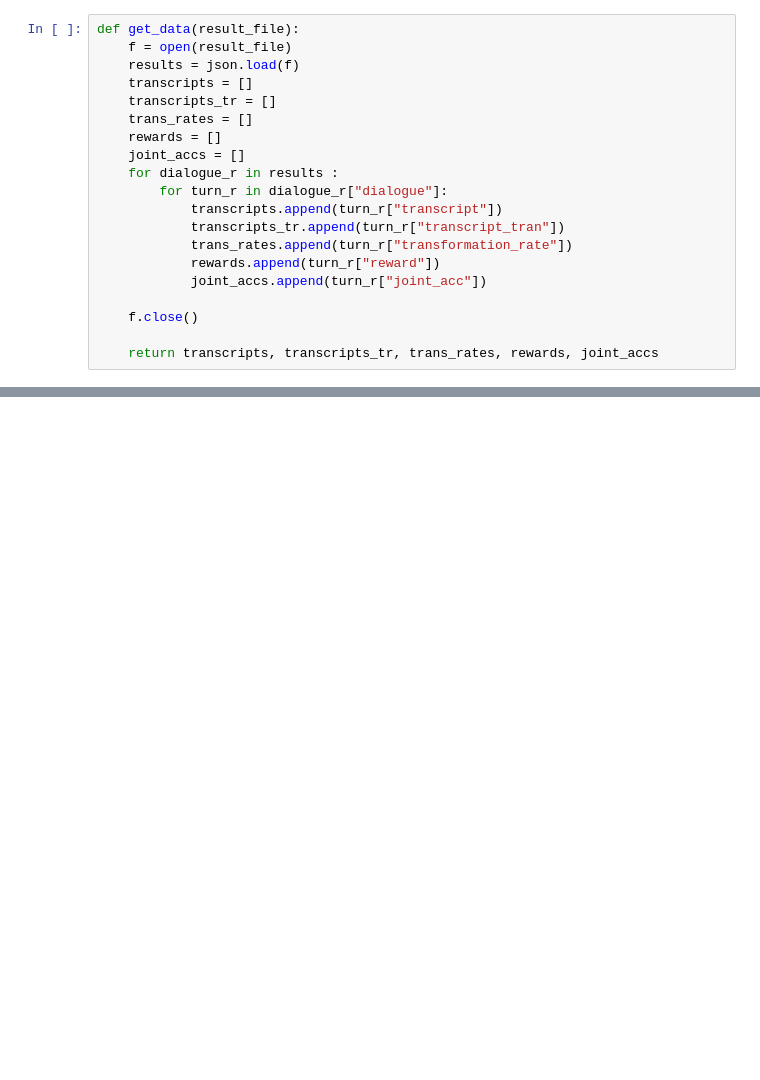
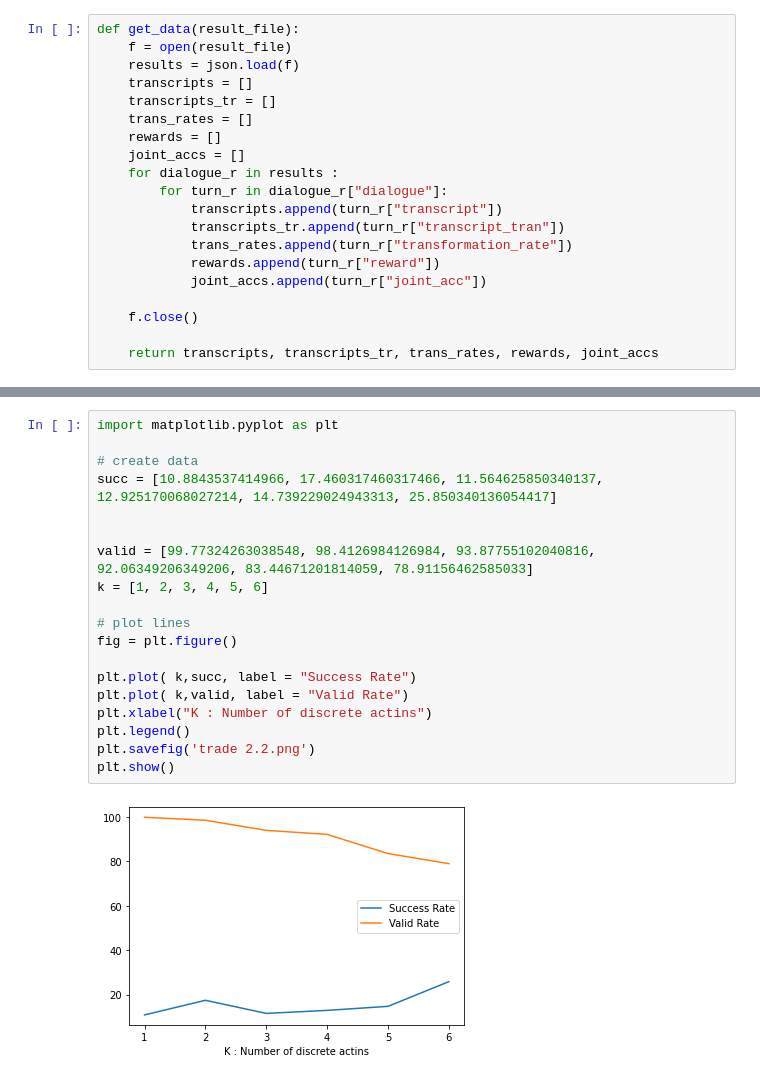
Before and after one commit to AltafAllahAbbassi/RLTest4Chatbot, a Jupyter notebook: analysis.ipynb, the cells around one changed output, grey strips where cells are left out. Cells and saved outputs as stored; diff of their text form; blank space fills up the shorter version.

```diff
--- a/analysis.ipynb
+++ b/analysis.ipynb
@@ -45,0 +376,21 @@ print(valid)
+# %%
+import matplotlib.pyplot as plt
+
+# create data
+succ = [10.8843537414966, 17.460317460317466, 11.564625850340137, 12.925170068027214, 14.739229024943313, 25.850340136054417]
+
+
+valid = [99.77324263038548, 98.4126984126984, 93.87755102040816, 92.06349206349206, 83.44671201814059, 78.91156462585033]
+k = [1, 2, 3, 4, 5, 6]
+
+# plot lines
+fig = plt.figure()
+
+plt.plot( k,succ, label = "Success Rate")
+plt.plot( k,valid, label = "Valid Rate")
+plt.xlabel("K : Number of discrete actins")
+plt.legend()
+plt.savefig('trade 2.2.png')
+plt.show()
+# %% [output]
+[figure, added]
```
Also changed, not shown: parts of 23 cells of this notebook, 30 other files.
